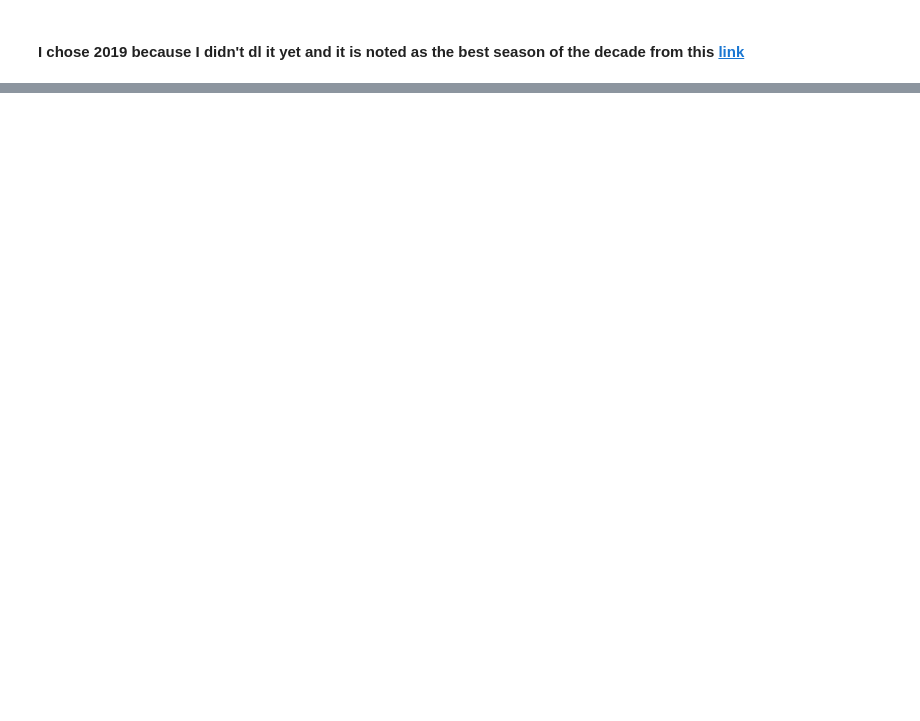
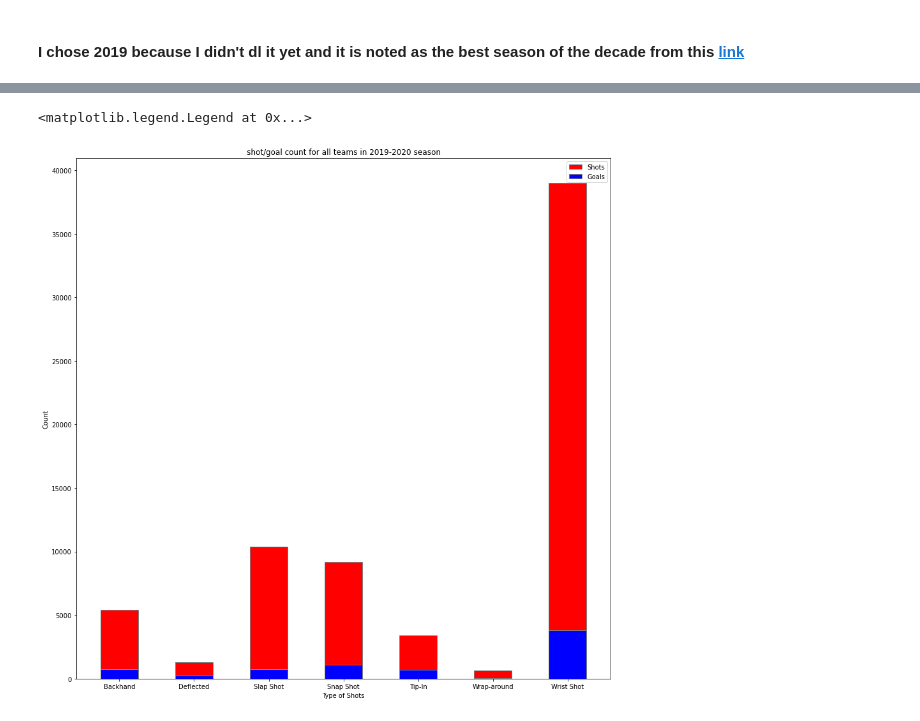
Before and after one commit to M0rph3e/ift6758-project-main, a Jupyter notebook: notebooks/simple_data_visualizations.ipynb, the cells around one changed output, grey strips where cells are left out. Drawn from its saved outputs; the diff is of its cells as text; code cells hidden in the pictures; blank space fills up the shorter version.

```diff
--- a/notebooks/simple_data_visualizations.ipynb
+++ b/notebooks/simple_data_visualizations.ipynb
@@ -102,0 +18,5 @@ pd.show_version()
+# %%
+from  ift6758.data.data_acquisition import Season
+season2019 = Season(2019,"../ift6758/data")
+df = season2019.clean_data()
+df.head()
@@ -102,0 +31,6 @@ pd.show_version()
+# %%
+df.head()
+df['count'] = df['result.event']
+df_g = df[['result.event','result.secondaryType','count']]
+df_g= df_g.groupby(['result.secondaryType','result.event'], as_index=False ).count().dropna()
+df_g
@@ -102,0 +53,8 @@ pd.show_version()
+# %%
+shot = df_g.loc[(df_g['result.event'] == 'Shot'),['result.secondaryType','count']]
+#shot
+goal = df_g.loc[(df_g['result.event'] == 'Goal'),['result.secondaryType','count']]
+#goal
+df_plot=pd.merge(shot, goal, how='left', on=['result.secondaryType']).fillna(0)
+df_plot = df_plot.rename(columns={"count_x":"shot_count","count_y":"goal_count"})
+df_plot
@@ -102,0 +70,22 @@ pd.show_version()
+# %%
+# set width of bar
+barWidth = 0.5
+fig = plt.subplots(figsize =(15, 15))
+
+shots = np.array(df_plot.shot_count)  #IT, CSE, ECE will be replaced by Hockey Teams
+goals = np.array(df_plot.goal_count)
+#CSE = [29, 3, 24, 25, 17]
+
+#the values we take are the folloing ones
+br1 = np.array(df_plot['result.secondaryType'])
+plt.bar(br1, shots, color ='r', width = barWidth,
+        edgecolor ='grey', label='Shots')
+plt.bar(br1, goals, color ='b', width =barWidth,
+        edgecolor ='grey', label='Goals')
+plt.xlabel('Type of Shots')
+plt.ylabel('Count')
+plt.title('shot/goal count for all teams in 2019-2020 season')
+plt.legend()
+# %% [output]
+<matplotlib.legend.Legend at 0x...>
+[figure, added]
```
Also changed, not shown: parts of 36 cells of this notebook, 3 other files.
